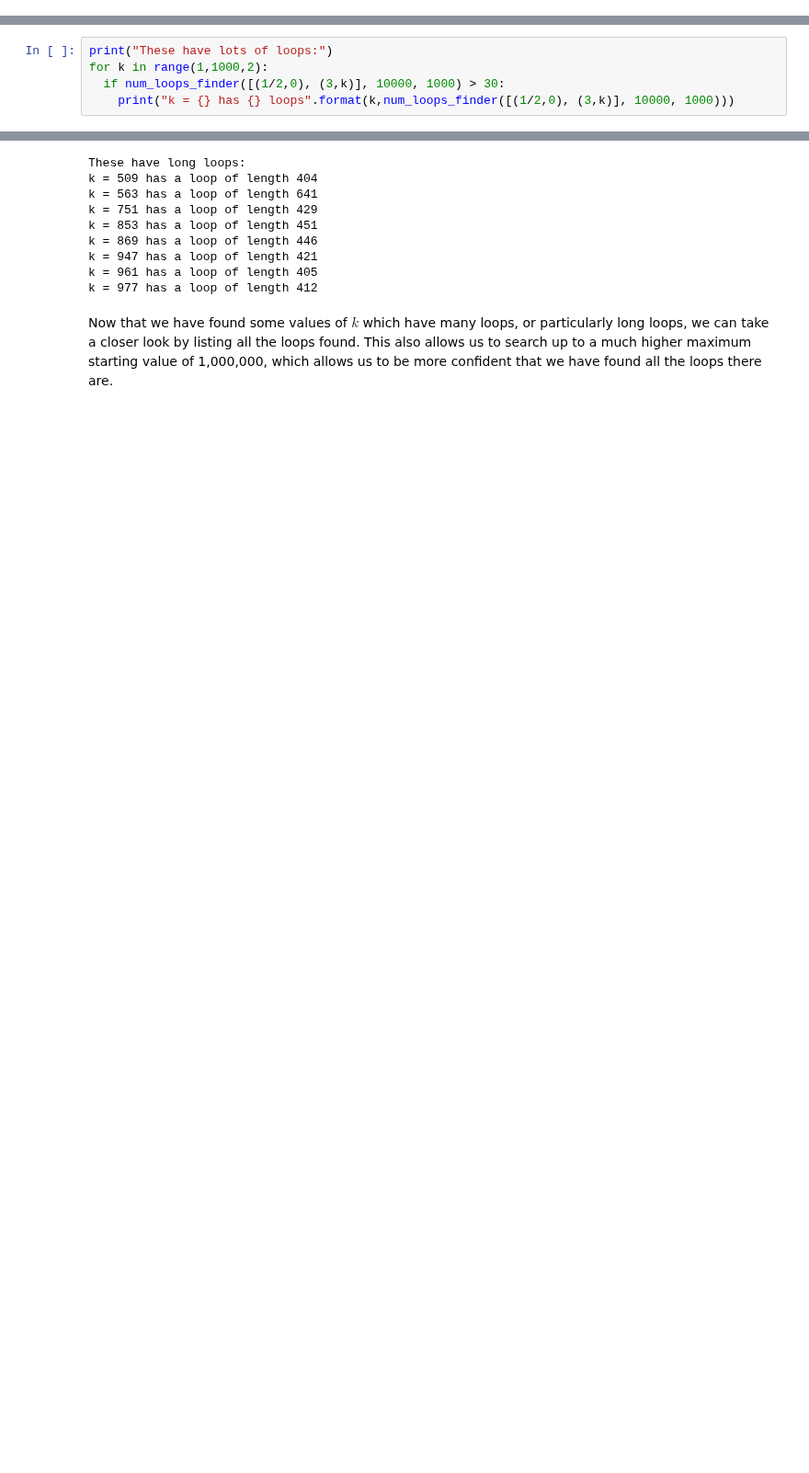
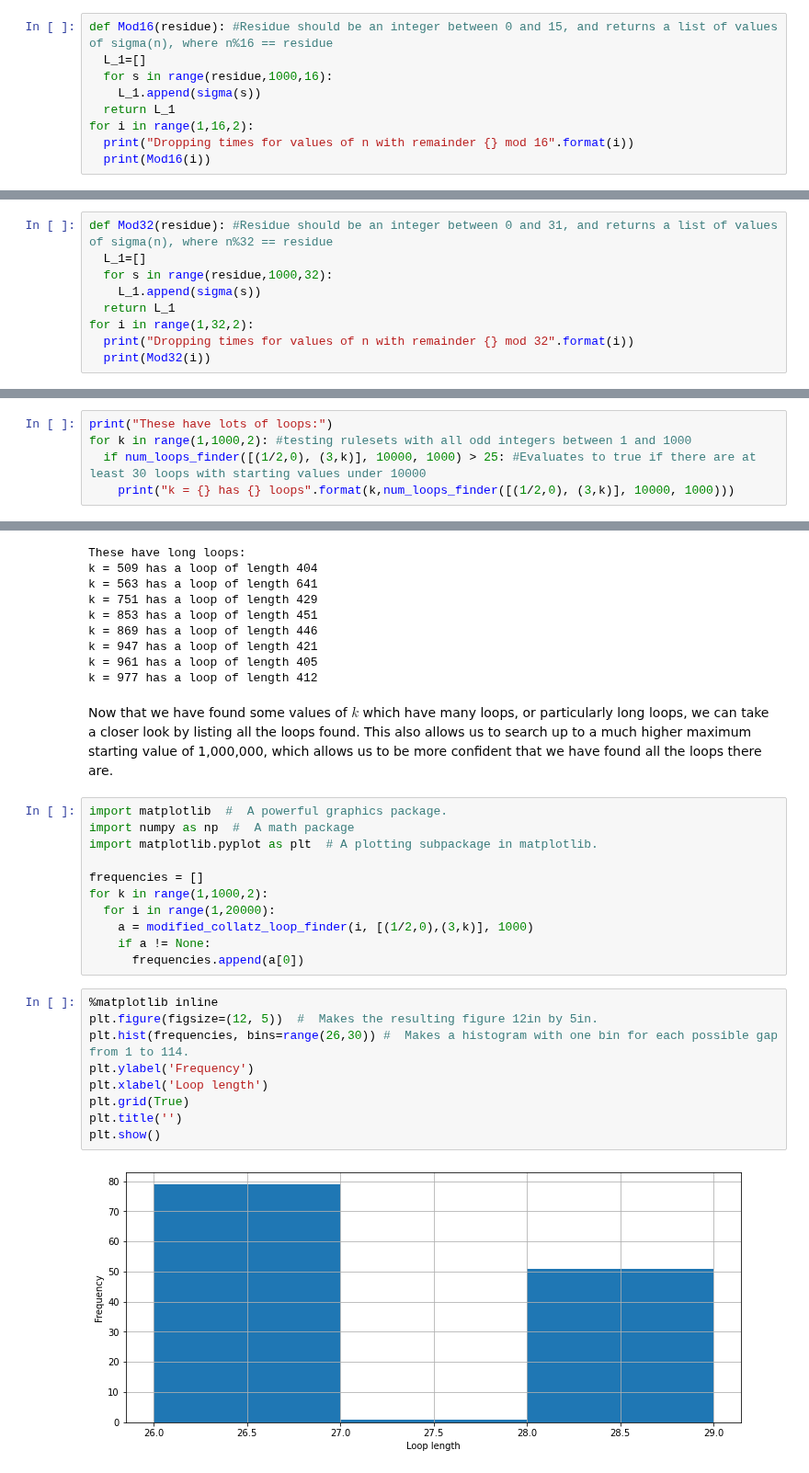
Before and after one commit to eric-huang5497/Math-152, a Jupyter notebook: Exploration_1.ipynb, the cells around one changed output, grey strips where cells are left out. Shown at 92% size. Cells and saved outputs as stored; diff of their text form; blank space fills up the shorter version.

```diff
--- a/Exploration_1.ipynb
+++ b/Exploration_1.ipynb
@@ -20,0 +137,9 @@ def efficient_collatz(n):
+# %%
+def Mod16(residue): #Residue should be an integer between 0 and 15, and returns a list of values of sigma(n), where n%16 == residue
+  L_1=[]
+  for s in range(residue,1000,16):
+    L_1.append(sigma(s))
+  return L_1
+for i in range(1,16,2):
+  print("Dropping times for values of n with remainder {} mod 16".format(i))
+  print(Mod16(i))
@@ -20,0 +163,9 @@ def efficient_collatz(n):
+# %%
+def Mod32(residue): #Residue should be an integer between 0 and 31, and returns a list of values of sigma(n), where n%32 == residue
+  L_1=[]
+  for s in range(residue,1000,32):
+    L_1.append(sigma(s))
+  return L_1
+for i in range(1,32,2):
+  print("Dropping times for values of n with remainder {} mod 32".format(i))
+  print(Mod32(i))
@@ -168,8 +357,8 @@ for i in range(5):
 Now, we search for values of $k$ which have many loops, or particularly long loops.
 # %%
 print("These have lots of loops:")
-for k in range(1,1000,2):
-  if num_loops_finder([(1/2,0), (3,k)], 10000, 1000) > 30:
+for k in range(1,1000,2): #testing rulesets with all odd integers between 1 and 1000
+  if num_loops_finder([(1/2,0), (3,k)], 10000, 1000) > 25: #Evaluates to true if there are at least 30 loops with starting values under 10000
     print("k = {} has {} loops".format(k,num_loops_finder([(1/2,0), (3,k)], 10000, 1000)))
 # %% [output]
 These have lots of loops:
@@ -193,3 +389,25 @@ k = 961 has a loop of length 405
 k = 977 has a loop of length 412
 # %% [markdown]
 Now that we have found some values of $k$ which have many loops, or particularly long loops, we can take a closer look by listing all the loops found. This also allows us to search up to a much higher maximum starting value of 1,000,000, which allows us to be more confident that we have found all the loops there are.
+# %%
+import matplotlib  #  A powerful graphics package.
+import numpy as np  #  A math package
+import matplotlib.pyplot as plt  # A plotting subpackage in matplotlib.
+
+frequencies = []
+for k in range(1,1000,2):
+  for i in range(1,20000):
+    a = modified_collatz_loop_finder(i, [(1/2,0),(3,k)], 1000)
+    if a != None:
+      frequencies.append(a[0])
+# %%
+%matplotlib inline
+plt.figure(figsize=(12, 5))  #  Makes the resulting figure 12in by 5in.
+plt.hist(frequencies, bins=range(26,30)) #  Makes a histogram with one bin for each possible gap from 1 to 114.
+plt.ylabel('Frequency')
+plt.xlabel('Loop length')
+plt.grid(True)
+plt.title('')
+plt.show()
+# %% [output]
+[figure, added]
```
Also changed, not shown: parts of 49 cells of this notebook.
